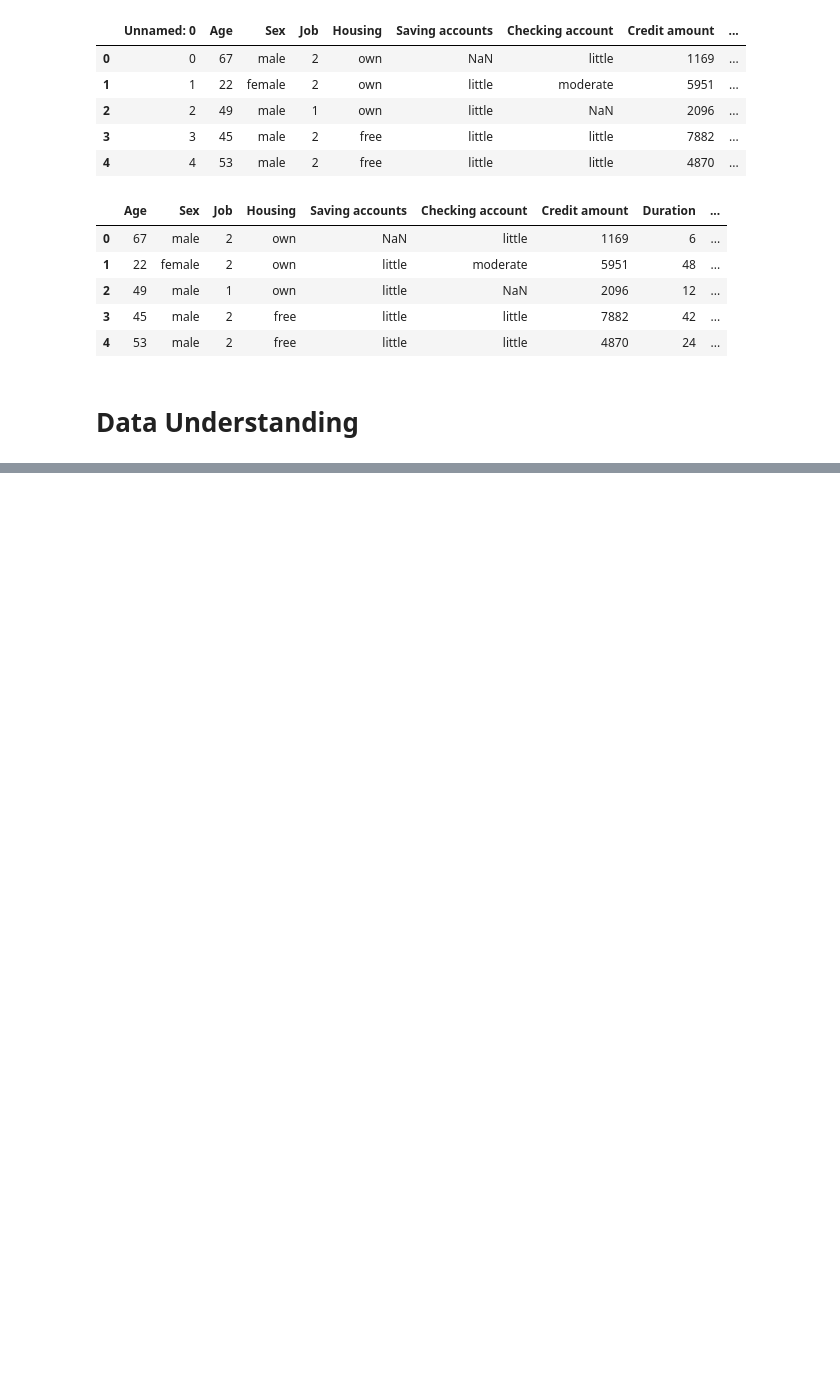
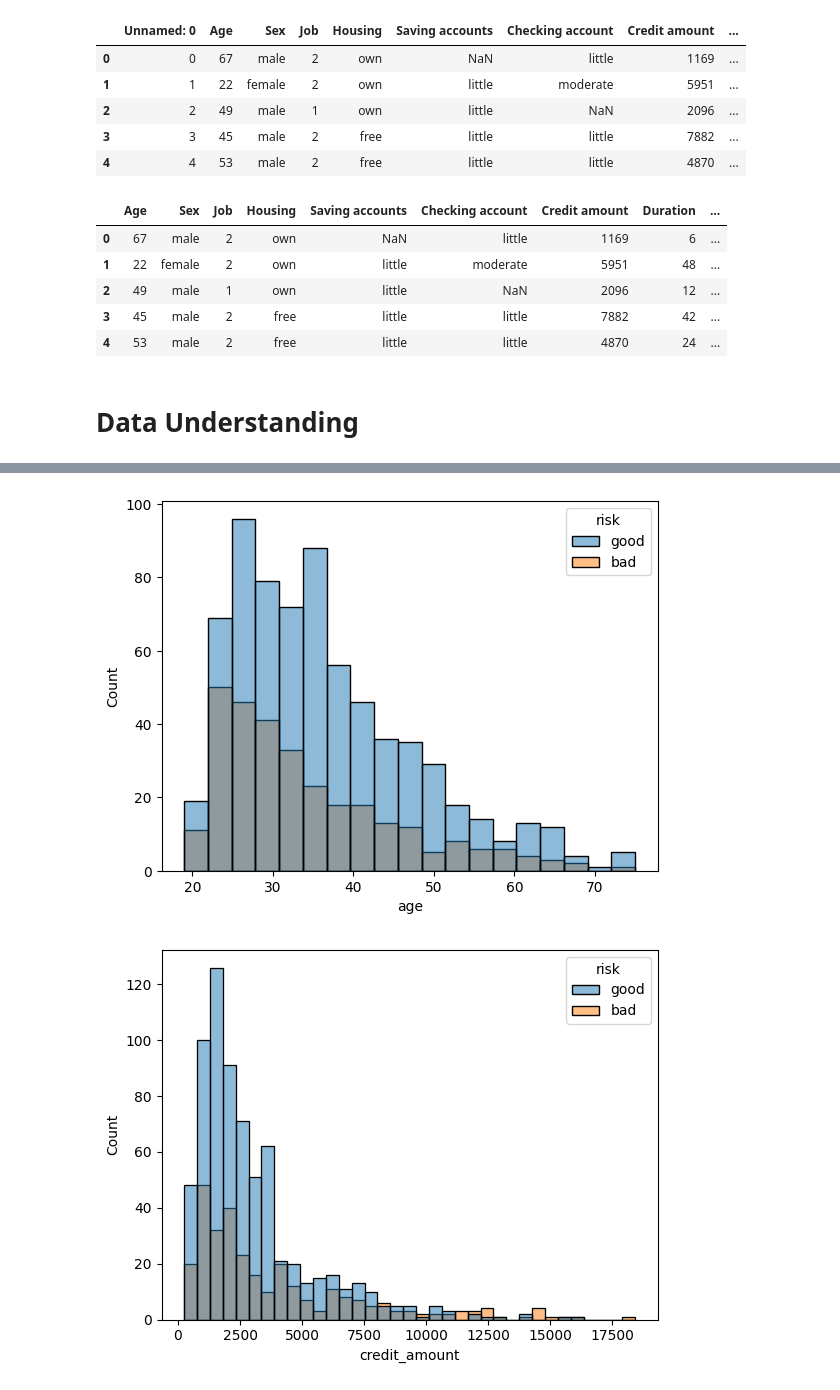
Before and after one commit to rrofiikkk/machine-learning, a Jupyter notebook: credit.ipynb, the cells around one changed output, grey strips where cells are left out. Cells and saved outputs as stored; diff of their text form; code cells hidden in the pictures; blank space fills up the shorter version.

```diff
--- a/credit.ipynb
+++ b/credit.ipynb
@@ -88,0 +125,7 @@ Index(['age', 'sex', 'job', 'housing', 'saving_accounts', 'checking_account',
+# %%
+for i in num:
+    sns.histplot(x=i, hue='risk',data=df)
+    plt.show()
+# %% [output]
+[figure, added]
+[figure, added]
```
Also changed, not shown: parts of 11 cells of this notebook.
